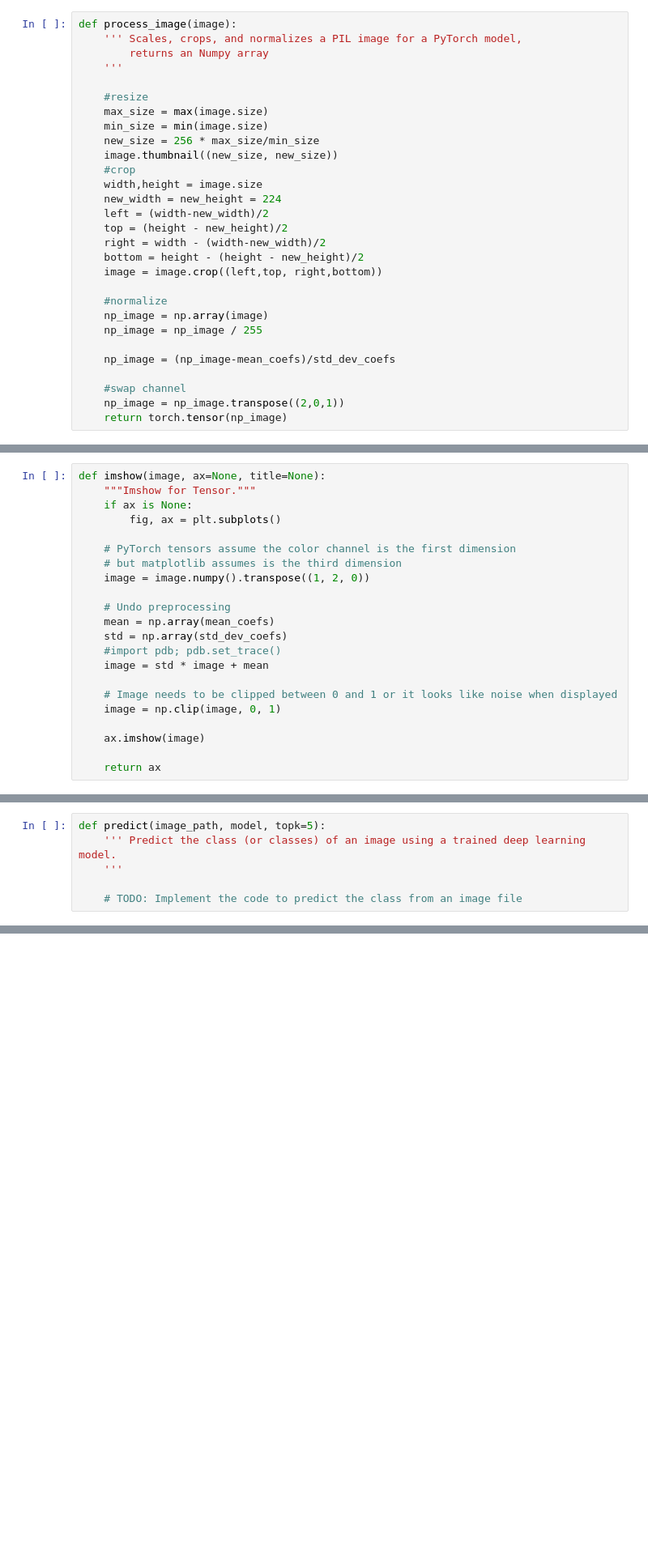
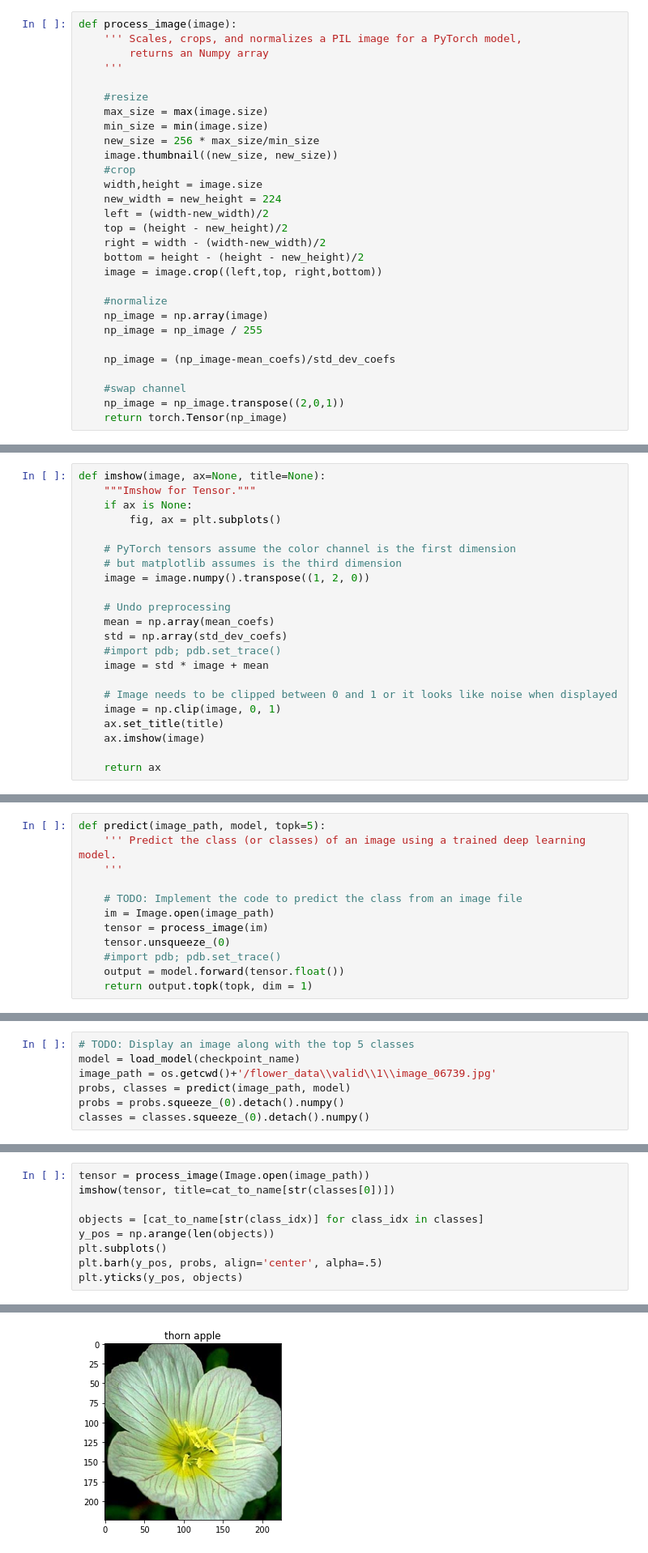
Before and after one commit to Pavelko007/pytorch_challenge, a Jupyter notebook: Image Classifier Project.ipynb, the cells around one changed output, grey strips where cells are left out. Shown at 81% size. Drawn from its saved outputs; the diff is of its cells as text; blank space fills up the shorter version.

Commit message:
predict classes

```diff
--- a/Image Classifier Project.ipynb
+++ b/Image Classifier Project.ipynb
@@ -287,7 +287,7 @@ def process_image(image):
 
     #swap channel
     np_image = np_image.transpose((2,0,1))
-    return torch.tensor(np_image)
+    return torch.Tensor(np_image)
 # %% [markdown]
 To check your work, the function below converts a PyTorch tensor and displays it in the notebook. If your `process_image` function works, running the output through this function should return the original image (except for the cropped out portions).
 # %%
@@ -308,7 +308,7 @@ def imshow(image, ax=None, title=None):
 
     # Image needs to be clipped between 0 and 1 or it looks like noise when displayed
     image = np.clip(image, 0, 1)
-
+    ax.set_title(title)
     ax.imshow(image)
 
     return ax
@@ -340,6 +340,12 @@ def predict(image_path, model, topk=5):
     '''
 
     # TODO: Implement the code to predict the class from an image file
+    im = Image.open(image_path)
+    tensor = process_image(im)
+    tensor.unsqueeze_(0)
+    #import pdb; pdb.set_trace()
+    output = model.forward(tensor.float())
+    return output.topk(topk, dim = 1)
 # %% [markdown]
 ## Sanity Checking
 
@@ -352,0 +357,7 @@ You can convert from the class integer encoding to actual flower names with the
+# %%
+# TODO: Display an image along with the top 5 classes
+model = load_model(checkpoint_name)
+image_path = os.getcwd()+'/flower_data\\valid\\1\\image_06739.jpg'
+probs, classes = predict(image_path, model)
+probs = probs.squeeze_(0).detach().numpy()
+classes = classes.squeeze_(0).detach().numpy()
@@ -352,0 +367,10 @@ You can convert from the class integer encoding to actual flower names with the
+# %%
+tensor = process_image(Image.open(image_path))
+imshow(tensor, title=cat_to_name[str(classes[0])])
+
+objects = [cat_to_name[str(class_idx)] for class_idx in classes]
+y_pos = np.arange(len(objects))
+plt.subplots()
+plt.barh(y_pos, probs, align='center', alpha=.5)
+plt.yticks(y_pos, objects)
+# %% [output]
@@ -352,0 +383 @@ You can convert from the class integer encoding to actual flower names with the
+[figure, added]
```
Also changed, not shown: parts of 5 cells of this notebook.
